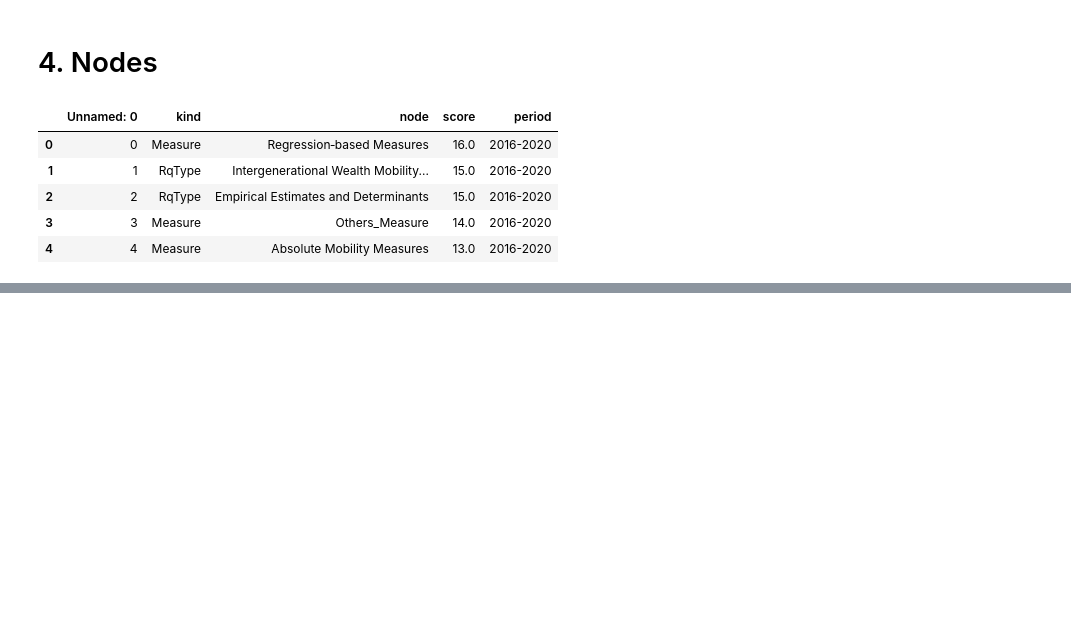
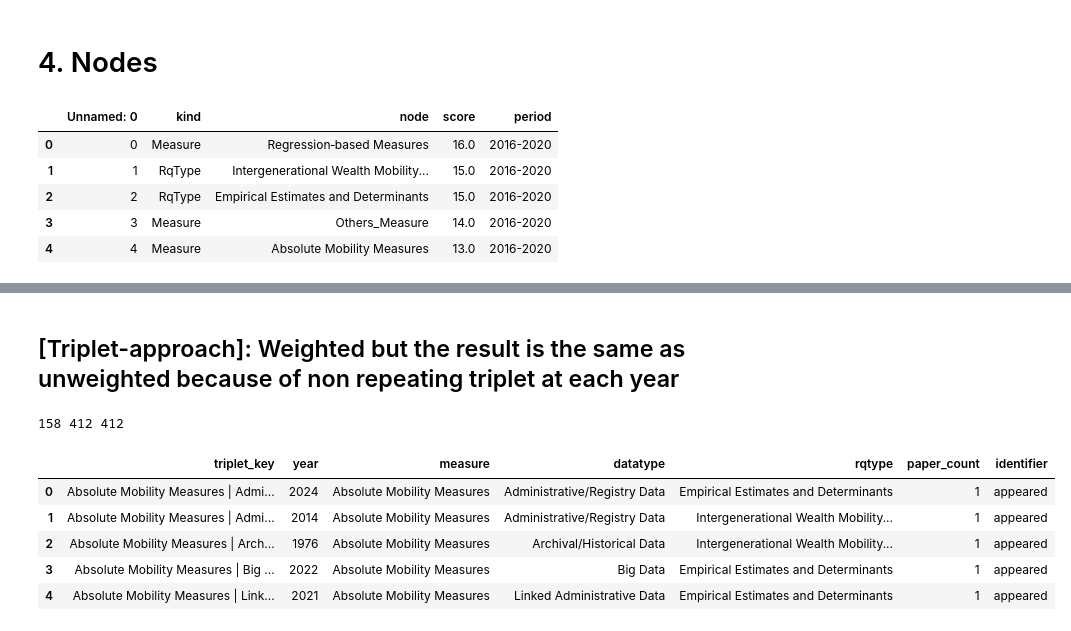
Before and after one commit to SereneKim/meta-welath_mobility, a Jupyter notebook: notebooks/12_analysis_feature-only.ipynb, the cells around one changed output, grey strips where cells are left out. Drawn from its saved outputs; the diff is of its cells as text; code cells hidden in the pictures; blank space fills up the shorter version.

```diff
--- a/notebooks/12_analysis_feature-only.ipynb
+++ b/notebooks/12_analysis_feature-only.ipynb
@@ -590,0 +720,45 @@ fig.show()
+# %% [markdown]
+## [Triplet-approach]: Weighted but the result is the same as unweighted because of non repeating triplet at each year
+# %%
+import pandas as pd
+import decay_weight
+
+df = pd.read_csv(f"{path}/results/feature-only-KG/triplet_appearances_paperids.csv")
+
+# Apply to both columns
+df["paper_ids"] = df["paper_ids"].apply(decay_weight.parse_list_like)
+df["years"] = df["years"].apply(decay_weight.parse_list_like)
+df["ew"] = df["ew"].apply(decay_weight.parse_list_like)
+
+rows = []
+for _, row in df.iterrows():
+    papers = row["paper_ids"]
+    years = row["years"]
+    ews = row["ew"]
+
+    # align each paper ID with its year
+    for y, pid, ew in zip(years, papers, ews):
+        new_row = row.to_dict()
+        new_row["years"] = y
+        new_row["paper_ids"] = pid
+        new_row["ew"] = ew
+        rows.append(new_row)
+
+df_expanded = pd.DataFrame(rows)
+
+df_expanded = df_expanded.rename(columns={'years': 'year'})
+df_summarized = df_expanded.groupby(['triplet_key', 'year', 'measure', 'datatype', 'rqtype']).agg({
+    'paper_ids': 'count'}).reset_index().rename(columns={'paper_ids': 'paper_count'})
+df_summarized['identifier'] = 'appeared'
+
+
+print(len(df), len(df_expanded), len(df_summarized))
+df_summarized.head()
+# %% [output]
+158 412 412
+|  | triplet_key | year | measure | datatype | rqtype | paper_count | identifier |
+| 0 | Absolute Mobility Measures | Admi... | 2024 | Absolute Mobility Measures | Administrative/Registry Data | Empirical Estimates and Determinants | 1 | appeared |
+| 1 | Absolute Mobility Measures | Admi... | 2014 | Absolute Mobility Measures | Administrative/Registry Data | Intergenerational Wealth Mobility... | 1 | appeared |
+| 2 | Absolute Mobility Measures | Arch... | 1976 | Absolute Mobility Measures | Archival/Historical Data | Intergenerational Wealth Mobility... | 1 | appeared |
+| 3 | Absolute Mobility Measures | Big ... | 2022 | Absolute Mobility Measures | Big Data | Empirical Estimates and Determinants | 1 | appeared |
+| 4 | Absolute Mobility Measures | Link... | 2021 | Absolute Mobility Measures | Linked Administrative Data | Empirical Estimates and Determinants | 1 | appeared |
```
Also changed, not shown: parts of 20 cells of this notebook, 2 other files.
